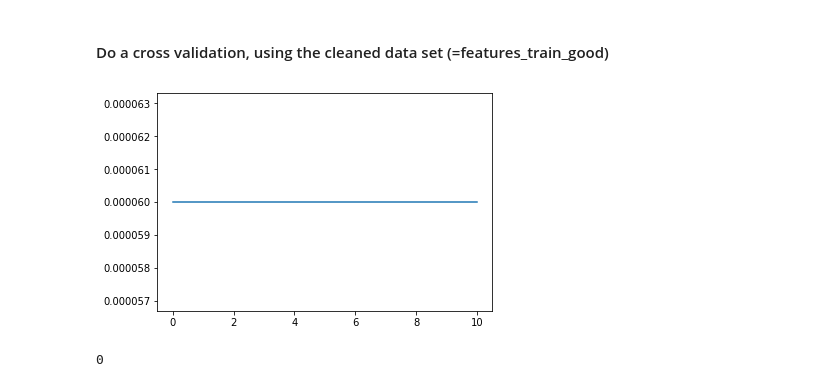
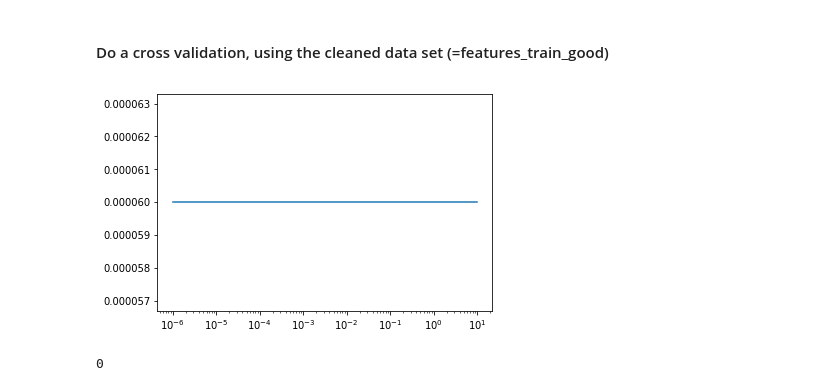
Before and after one commit to rastamoket/ML_project1, a Jupyter notebook: Notebook/Project1.ipynb, the cells around one changed output. Saved outputs shown, nothing was run; the diff lists cells and outputs as text; code cells hidden in the pictures.

```diff
--- a/Notebook/Project1.ipynb
+++ b/Notebook/Project1.ipynb
@@ -98,6 +95,9 @@ background_good = features_train_good[background_good_ind,:]
 (250000, 19)
 # %% [markdown]
 #### Do a cross validation, using the cleaned data set (=features_train_good)
+# %%
+# This is done in order to have the "tx" so add a column of 1 before the data --> this is for the offset parameter
+features_train_good = build_model_data(features_train_good, labels_train)[1]
 # %%
 from cross_val import *
 seed = 1
@@ -126,10 +126,10 @@ for l in lambdas:
 #cross_validation_visualization(lambdas, rmse_tr, rmse_te)
 # %%
 plt.close("all")
-plt.plot(lambdas, allValidationError)
+plt.semilogx(lambdas, allValidationError)
 plt.show()
 # %% [output]
-[figure, old version]
+[figure, new version]
 # %%
 # Just to learn some stuff about the data
 mean_feat_signal = []
```
Also changed, not shown: parts of 1 cell of this notebook, 3 other files.
